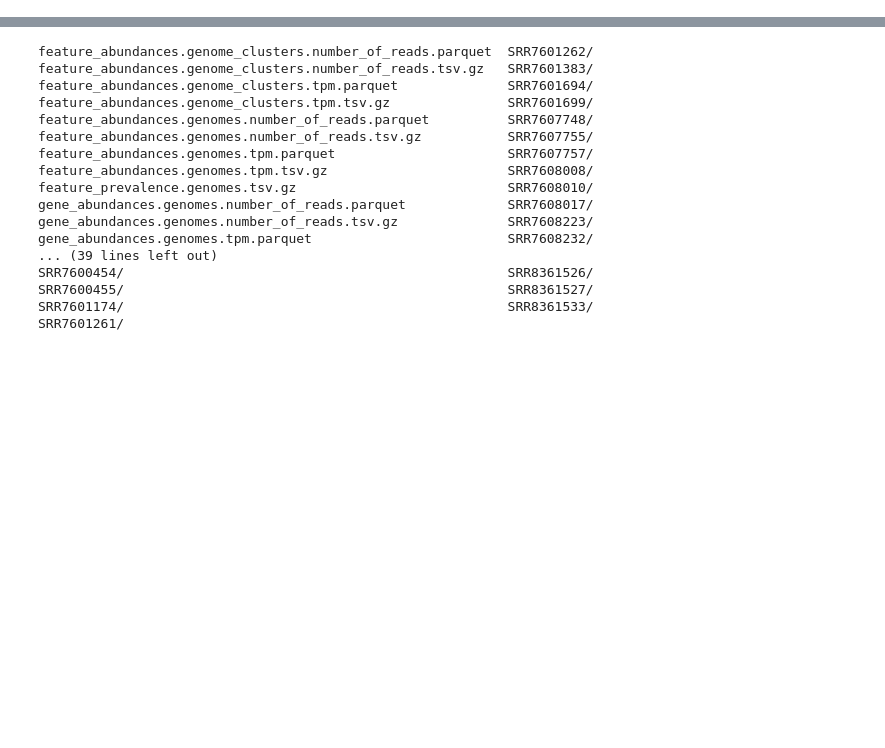
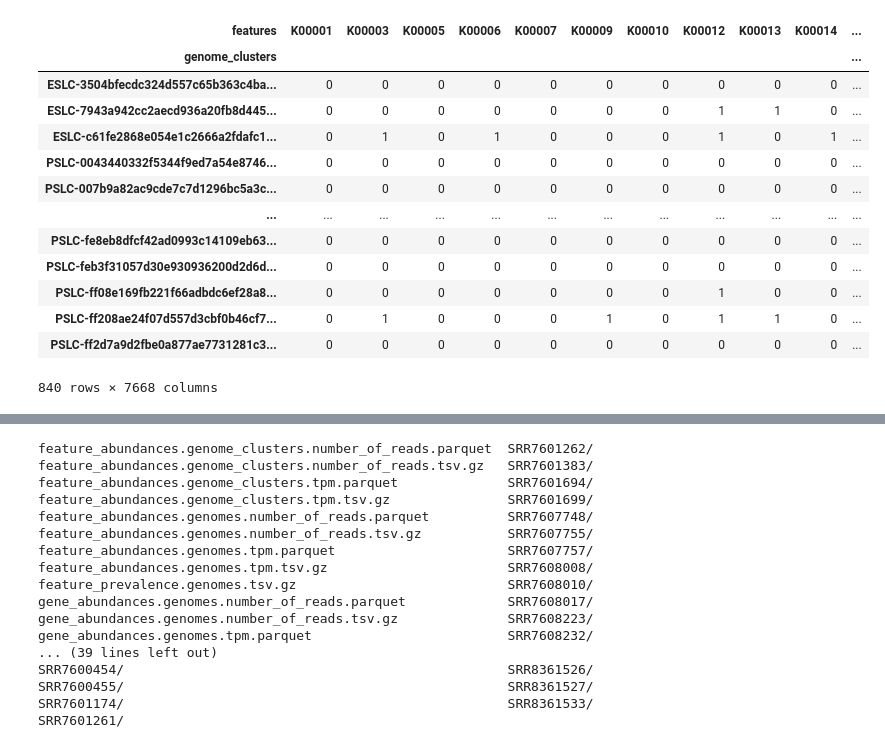
Before and after one commit to jolespin/leviathan, a Jupyter notebook: notebooks/convert_to_xarray.ipynb, the cells around one changed output, grey strips where cells are left out. Drawn from its saved outputs; the diff is of its cells as text; code cells hidden in the pictures; blank space fills up the shorter version.

Commit message:
Added xarray backend and outputs for leviathan-merge

```diff
--- a/notebooks/convert_to_xarray.ipynb
+++ b/notebooks/convert_to_xarray.ipynb
@@ -142,0 +179,3 @@ Coordinates:
+# %%
+ds = xr.open_dataset("../data/test/output/feature.genome_clusters.nc", engine="h5netcdf")
+ds
@@ -142,0 +195,17 @@ Coordinates:
+# %%
+ds.sel(samples="SRR7592225")["prevalence-binary"].to_pandas()
+# %% [output]
+| features | K00001 | K00003 | K00005 | K00006 | K00007 | K00009 | K00010 | K00012 | K00013 | K00014 | ... |
+| genome_clusters |  |  |  |  |  |  |  |  |  |  | ... |
+| ESLC-3504bfecdc324d557c65b363c4ba... | 0 | 0 | 0 | 0 | 0 | 0 | 0 | 0 | 0 | 0 | ... |
+| ESLC-7943a942cc2aecd936a20fb8d445... | 0 | 0 | 0 | 0 | 0 | 0 | 0 | 1 | 1 | 0 | ... |
+| ESLC-c61fe2868e054e1c2666a2fdafc1... | 0 | 1 | 0 | 1 | 0 | 0 | 0 | 1 | 0 | 1 | ... |
+| PSLC-0043440332f5344f9ed7a54e8746... | 0 | 0 | 0 | 0 | 0 | 0 | 0 | 0 | 0 | 0 | ... |
+| PSLC-007b9a82ac9cde7c7d1296bc5a3c... | 0 | 0 | 0 | 0 | 0 | 0 | 0 | 0 | 0 | 0 | ... |
+| ... | ... | ... | ... | ... | ... | ... | ... | ... | ... | ... | ... |
+| PSLC-fe8eb8dfcf42ad0993c14109eb63... | 0 | 0 | 0 | 0 | 0 | 0 | 0 | 0 | 0 | 0 | ... |
+| PSLC-feb3f31057d30e930936200d2d6d... | 0 | 0 | 0 | 0 | 0 | 0 | 0 | 0 | 0 | 0 | ... |
+| PSLC-ff08e169fb221f66adbdc6ef28a8... | 0 | 0 | 0 | 0 | 0 | 0 | 0 | 1 | 0 | 0 | ... |
+| PSLC-ff208ae24f07d557d3cbf0b46cf7... | 0 | 1 | 0 | 0 | 0 | 1 | 0 | 1 | 1 | 0 | ... |
+| PSLC-ff2d7a9d2fbe0a877ae7731281c3... | 0 | 0 | 0 | 0 | 0 | 0 | 0 | 0 | 0 | 0 | ... |
+840 rows × 7668 columns
```
Also changed, not shown: parts of 17 cells of this notebook, 11 other files.
